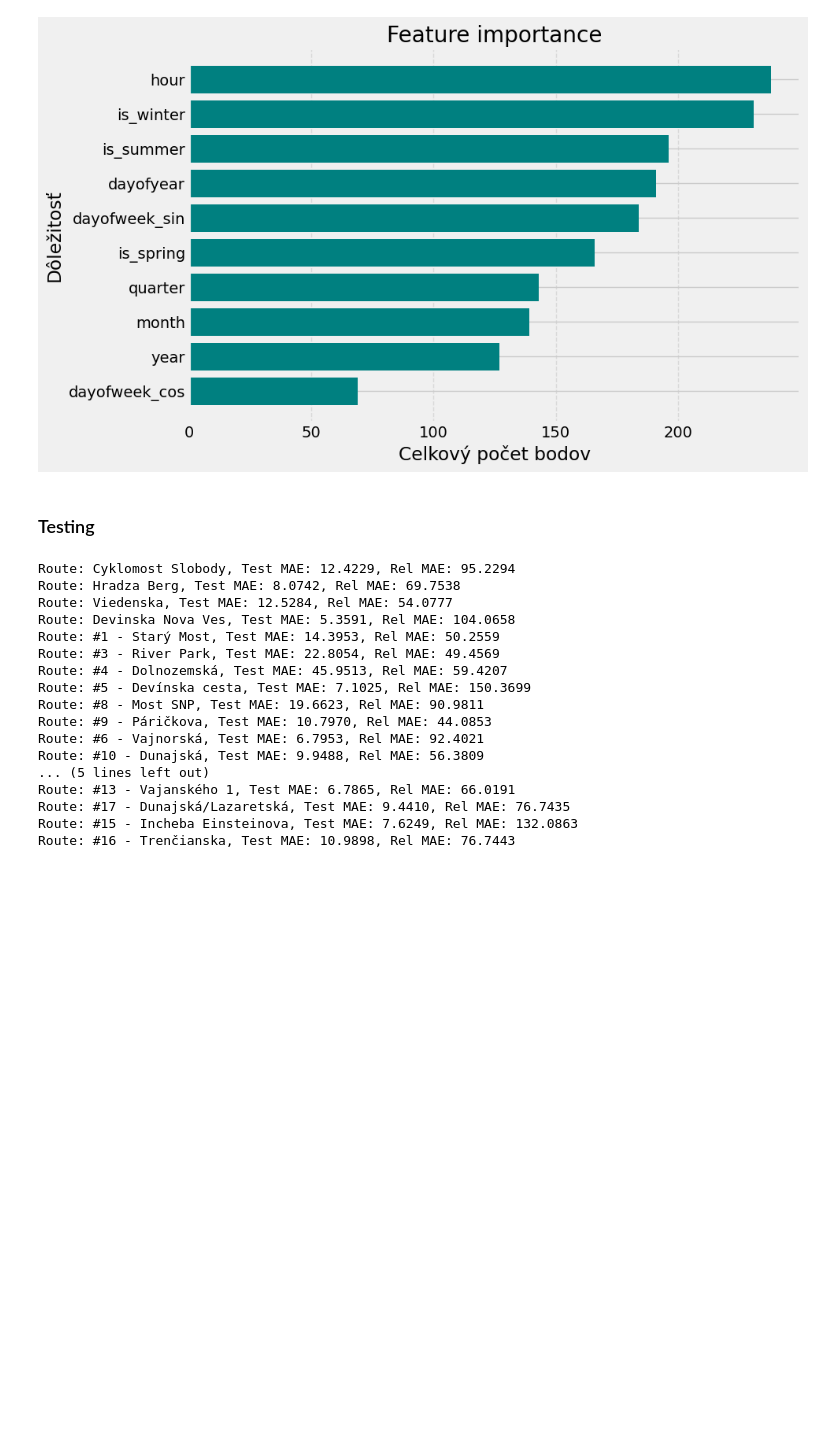
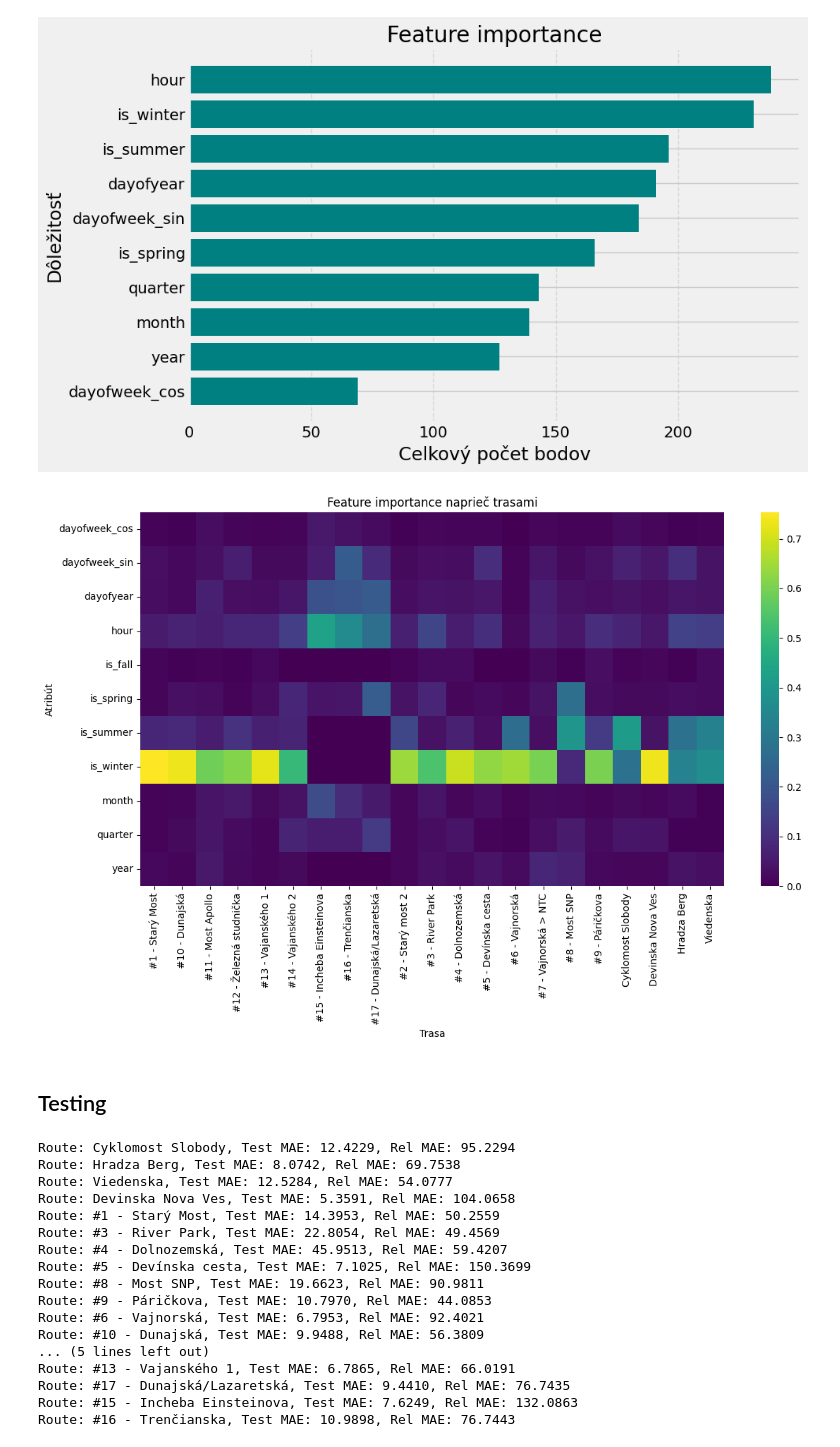
Before and after one commit to sugy-w/PRIDAV-JPD, a Jupyter notebook: TemporalRoutePatterns/XGBoost_all_routes.ipynb, the cells around one changed output. Drawn from its saved outputs; the diff is of its cells as text; code cells hidden in the pictures; blank space fills up the shorter version.

```diff
--- a/TemporalRoutePatterns/XGBoost_all_routes.ipynb
+++ b/TemporalRoutePatterns/XGBoost_all_routes.ipynb
@@ -266,5 +249,28 @@ plt.show()
+# %%
+pivot = importance_df.pivot_table(
+    index='feature',
+    columns='route',
+    values='gain',
+    fill_value=0
+)
+
+pivot_norm = pivot / pivot.sum(axis=0)
+# %%
+plt.figure(figsize=(12, 8))
+sns.heatmap(
+    pivot_norm,
+    cmap='viridis',
+    #linewidths=0.3
+)
+plt.title('Feature importance naprieč trasami')
+plt.xlabel('Trasa')
+plt.ylabel('Atribút')
+plt.tight_layout()
+plt.show()
+# %% [output]
+[figure, added]
 # %% [markdown]
-### Testing
+## Testing
 # %%
 test_results = {}
 # %%
```
Also changed, not shown: parts of 17 cells of this notebook, 5 other files.
